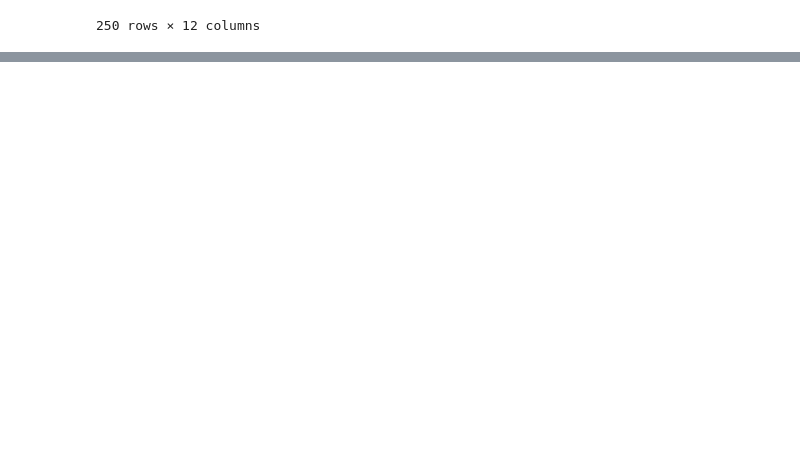
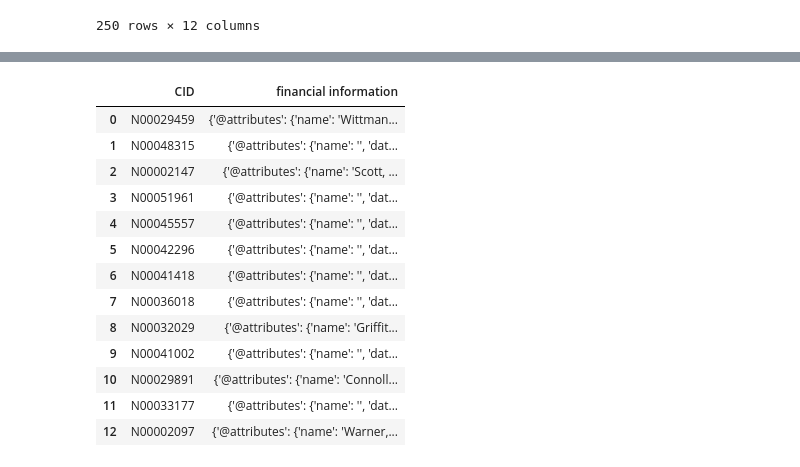
Before and after one commit to Runtaozhou/Contrans2023, a Jupyter notebook: API.ipynb, the cells around one changed output, grey strips where cells are left out. Cells and saved outputs as stored; diff of their text form; code cells hidden in the pictures; blank space fills up the shorter version.

```diff
--- a/API.ipynb
+++ b/API.ipynb
@@ -78,0 +236,18 @@ parameters = {'method' : "getLegislators",
+# %%
+root = "http://www.opensecrets.org/api/"
+parameters = {'method' : "getLegislators",
+             "apikey": opensecretsApiKey,
+             "id":"VA",
+             "output":"json"
+             }
+
+headers = {'User-Agent': useragent,
+          'From': 'uar6nw@virginia.edu'}
+r = requests.get(root,params = parameters, headers = headers )
+myjson = json.loads(r.text)
+
+cids = []
+for i in range(0, len(myjson["response"]['legislator'])):
+    cid = myjson["response"]['legislator'][i]["@attributes"]["cid"]
+    cids.append(cid)
+cids
@@ -78,0 +268,30 @@ parameters = {'method' : "getLegislators",
+# %%
+root = "http://www.opensecrets.org/api/"
+financial_info = []
+for i in range(0,len(cids)):
+    parameters = {'method' : "memPFDprofile",
+             "apikey": opensecretsApiKey,
+              "cid":cids[i],
+             "output":"json"
+             }
+    r = requests.get(root,params = parameters, headers = headers )
+    myjson = json.loads(r.text)
+    data = myjson['response']['member_profile']
+    financial_info.append({'CID': cids[i], "financial information":data})
+financial_information = pd.DataFrame.from_dict(financial_info)
+financial_information
+# %% [output]
+|  | CID | financial information |
+| 0 | N00029459 | {'@attributes': {'name': 'Wittman... |
+| 1 | N00048315 | {'@attributes': {'name': '', 'dat... |
+| 2 | N00002147 | {'@attributes': {'name': 'Scott, ... |
+| 3 | N00051961 | {'@attributes': {'name': '', 'dat... |
+| 4 | N00045557 | {'@attributes': {'name': '', 'dat... |
+| 5 | N00042296 | {'@attributes': {'name': '', 'dat... |
+| 6 | N00041418 | {'@attributes': {'name': '', 'dat... |
+| 7 | N00036018 | {'@attributes': {'name': '', 'dat... |
+| 8 | N00032029 | {'@attributes': {'name': 'Griffit... |
+| 9 | N00041002 | {'@attributes': {'name': '', 'dat... |
+| 10 | N00029891 | {'@attributes': {'name': 'Connoll... |
+| 11 | N00033177 | {'@attributes': {'name': '', 'dat... |
+| 12 | N00002097 | {'@attributes': {'name': 'Warner,... |
```
Also changed, not shown: parts of 8 cells of this notebook, 1 other file.
